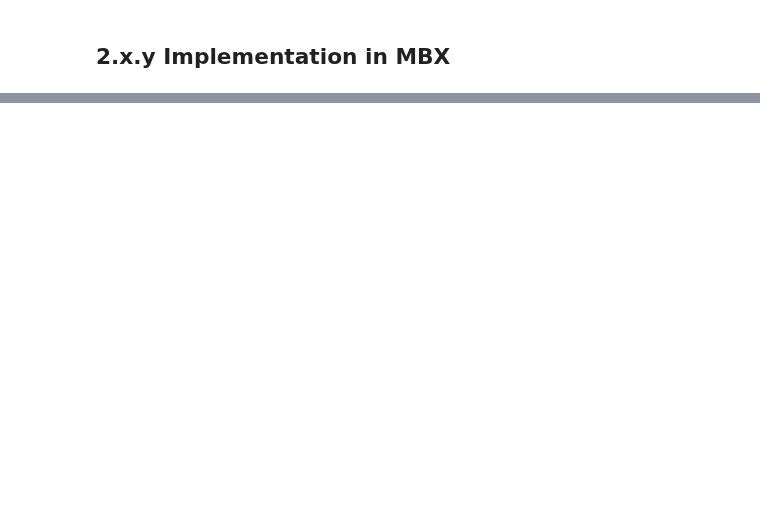
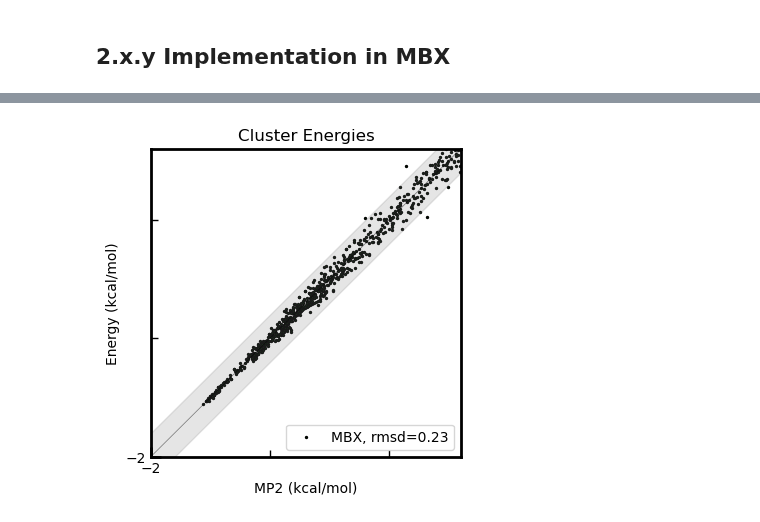
Before and after one commit to PolyachenkoYA/QDMS_2025, a Jupyter notebook: tutorials/2_Many-Body_Model_Build-Along/Tutorial_2.2.ipynb, the cells around one changed output, grey strips where cells are left out. Cells and saved outputs as stored; diff of their text form; code cells hidden in the pictures; blank space fills up the shorter version.

```diff
--- a/tutorials/2_Many-Body_Model_Build-Along/Tutorial_2.2.ipynb
+++ b/tutorials/2_Many-Body_Model_Build-Along/Tutorial_2.2.ipynb
@@ -378,0 +426,12 @@ make[1]: Leaving directory `/home/ebullvul/projects/QDMS_2025/QDMS_2025/tutorial
+# %%
+plot_correlation(
+    configurations_vibrational_modes_CH3NH2,
+    energies_1b_vibrational_modes_CH3NH2,
+    "MP2",
+    {"MBX": predicted_energies_1b_vibrational_modes_CH3NH2},
+    minE=-1,
+    maxE=10,
+    error_width=1.0
+)
+# %% [output]
+[figure, added]
```
Also changed, not shown: parts of 14 cells of this notebook, 5 other files.
